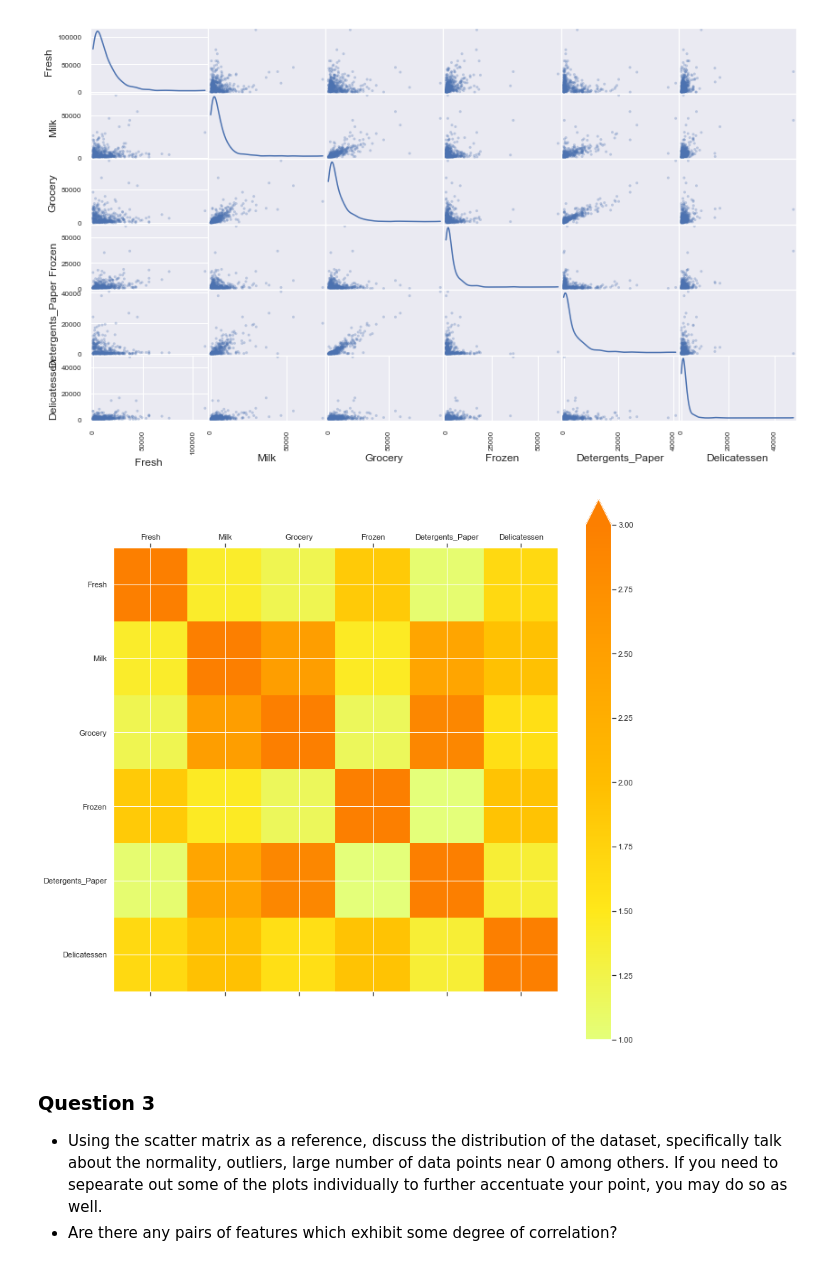
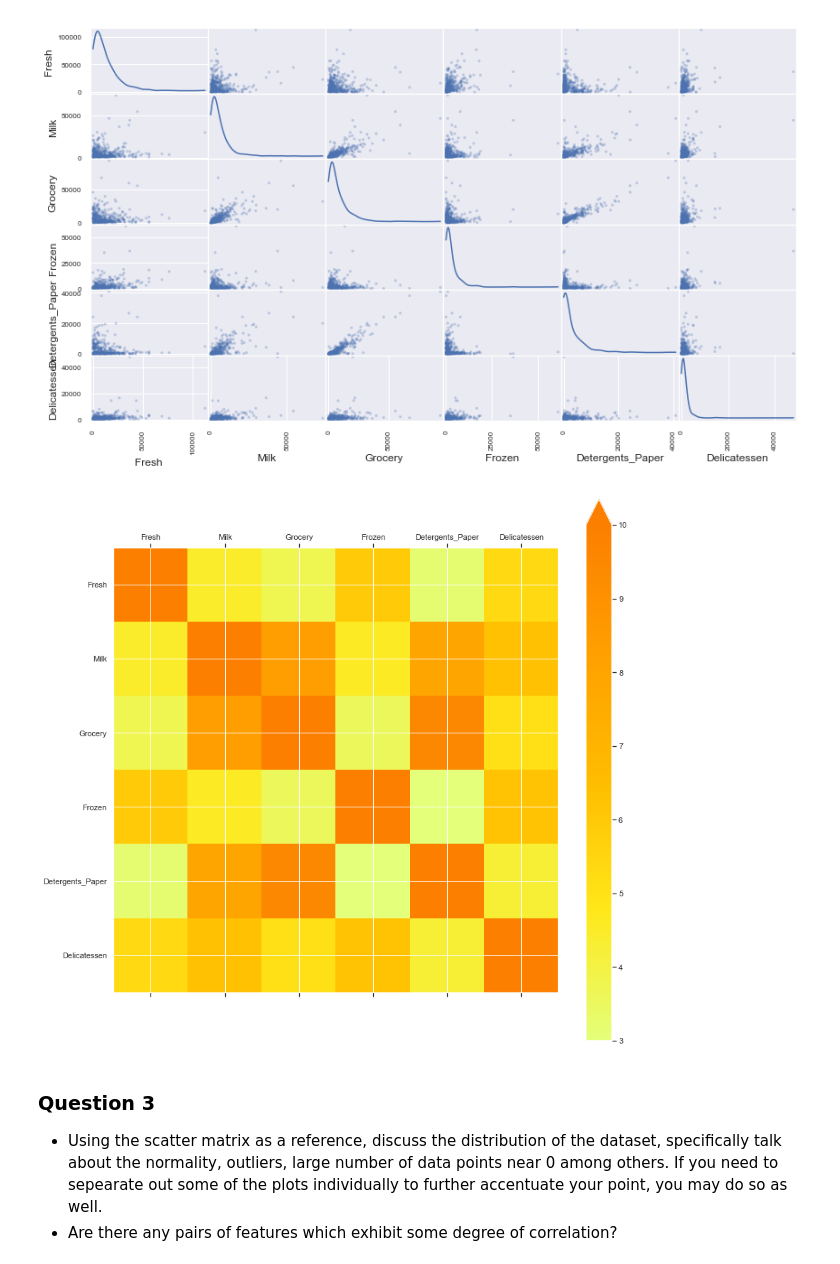
Before and after one commit to brunowdev/customer-segments, a Jupyter notebook: customer_segments.ipynb, the cells around one changed output. Cells and saved outputs as stored; diff of their text form; code cells hidden in the pictures.

```diff
--- a/customer_segments.ipynb
+++ b/customer_segments.ipynb
@@ -149,29 +149,29 @@ pd.scatter_matrix(data, alpha = 0.3, figsize = (14,8), diagonal = 'kde');
 # %%
 import matplotlib.pyplot as plt
 %matplotlib inline
 
 # plt options
 _size = figsize=(14, 14)
 _cmap = 'Wistia'
 
 # Plot the correlation
 def _get_correlation(data):
     correlation = data.corr()
     l_columns = len(data.columns)
     fig, ax = plt.subplots(figsize = _size)
 
-    _ax = ax.imshow(data, vmax = 1, cmap = _cmap)
+    _ax = ax.imshow(data, vmax = 10, cmap = _cmap)
     ax.matshow(correlation, cmap = _cmap)
     fig.colorbar(_ax, extend = 'max')
 
     plt.xticks(range(l_columns), correlation.columns)
     plt.yticks(range(l_columns), correlation.columns)
 
 
 # Print the correlation for the data
 _get_correlation(data)
 # %% [output]
-[figure, old version]
+[figure, new version]
 # %% [markdown]
 ### Question 3
 * Using the scatter matrix as a reference, discuss the distribution of the dataset, specifically talk about the normality, outliers, large number of data points near 0 among others. If you need to sepearate out some of the plots individually to further accentuate your point, you may do so as well.
```
Also changed, not shown: parts of 11 cells of this notebook.
